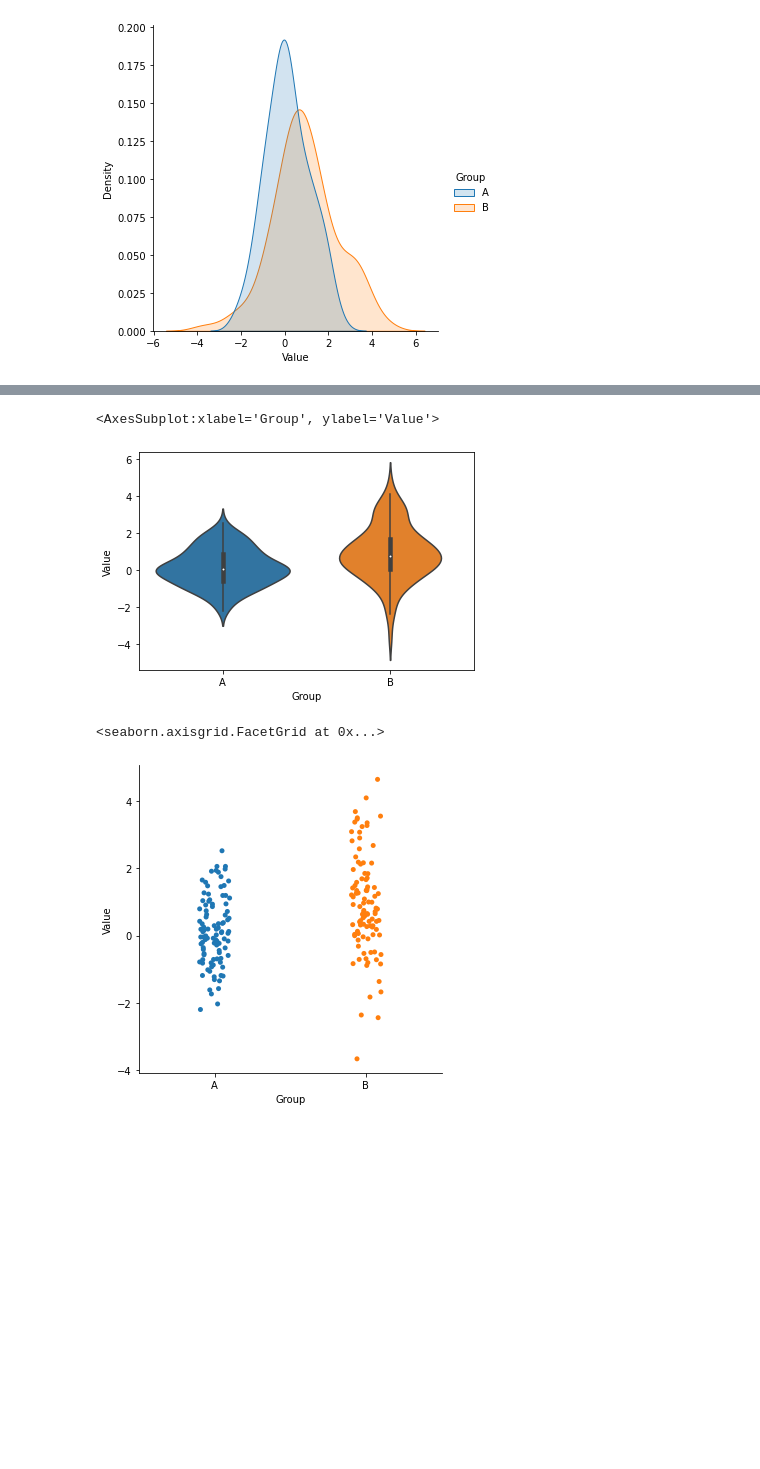
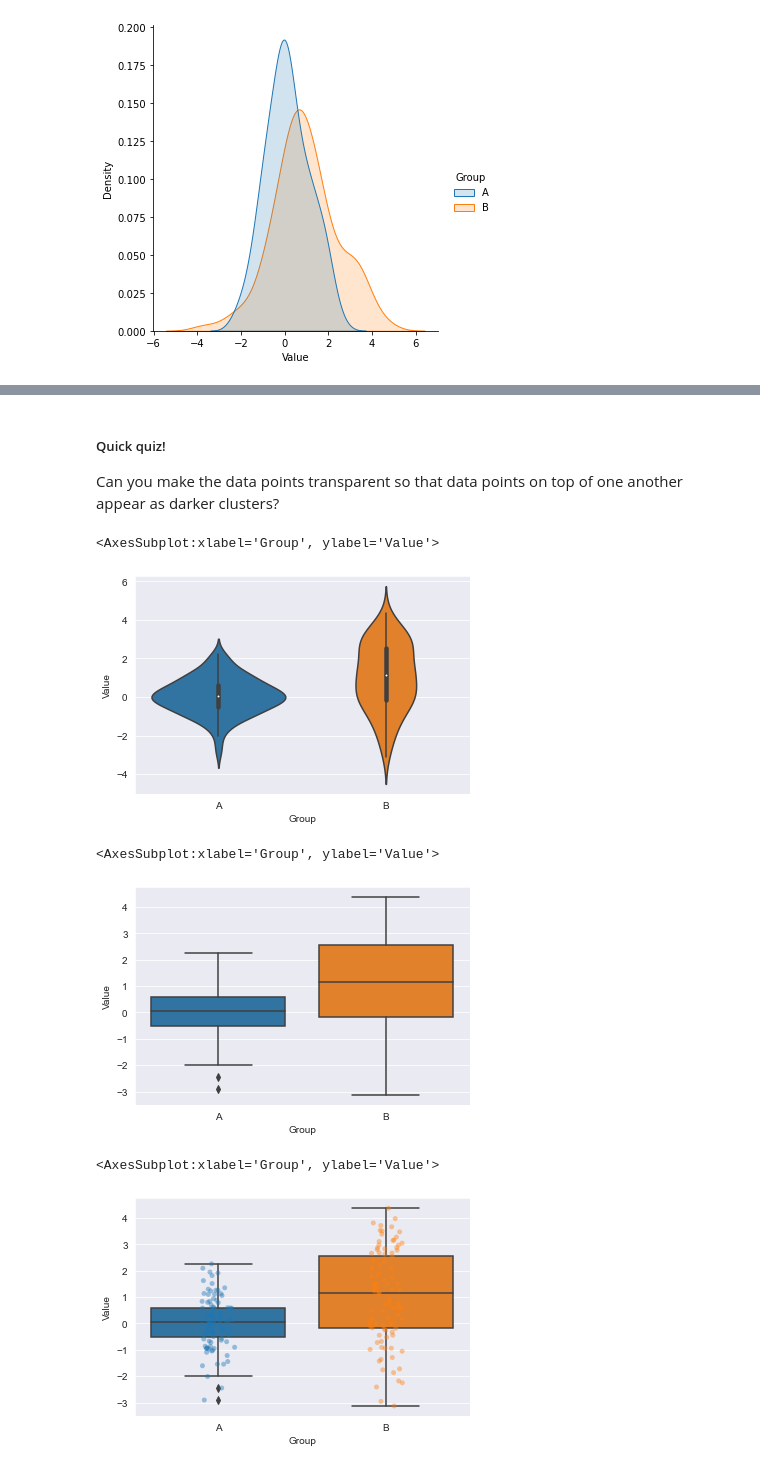
Before and after one commit to psychdatascience/FDS-CourseOne, a Jupyter notebook: tutorial007.ipynb, the cells around one changed output, grey strips where cells are left out. Cells and saved outputs as stored; diff of their text form; code cells hidden in the pictures; blank space fills up the shorter version.

```diff
--- a/tutorial007.ipynb
+++ b/tutorial007.ipynb
@@ -106,0 +124,3 @@ sns.boxplot(data=myDataFromFile, x="Group", y="Value")
+# %%
+sns.set_style("darkgrid")
+sns.displot(myDataFromFile, x="Value", hue="Group", kind="ecdf");
@@ -107,12 +149,21 @@ sns.boxplot(data=myDataFromFile, x="Group", y="Value")
+# %% [markdown]
+##### Quick quiz!
+Can you make the data points transparent so that data points on top of one another appear as darker clusters?
 # %%
 sns.violinplot(data=myDataFromFile, x="Group", y="Value")
 # %% [output]
 <AxesSubplot:xlabel='Group', ylabel='Value'>
-[figure, old version]
+[figure, new version]
+# %%
+sns.boxplot(data=myDataFromFile, x="Group", y="Value")
+# %% [output]
+<AxesSubplot:xlabel='Group', ylabel='Value'>
+[figure, new version]
 # %%
-sns.catplot(data=myDataFromFile, x="Group", y="Value")
+sns.boxplot(data=myDataFromFile, x="Group", y="Value")
+sns.stripplot(data=myDataFromFile, x="Group", y="Value", alpha = 0.42)
 # %% [output]
-<seaborn.axisgrid.FacetGrid at 0x...>
+<AxesSubplot:xlabel='Group', ylabel='Value'>
-[figure, old version]
+[figure, new version]
 # %%
 mySummary = myDataFromFile.describe()
```
Also changed, not shown: parts of 21 cells of this notebook.
